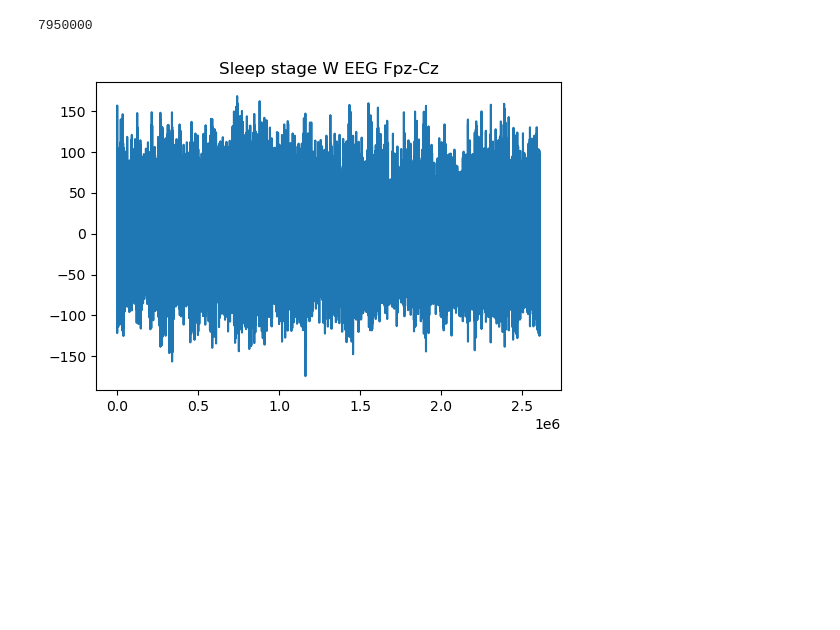
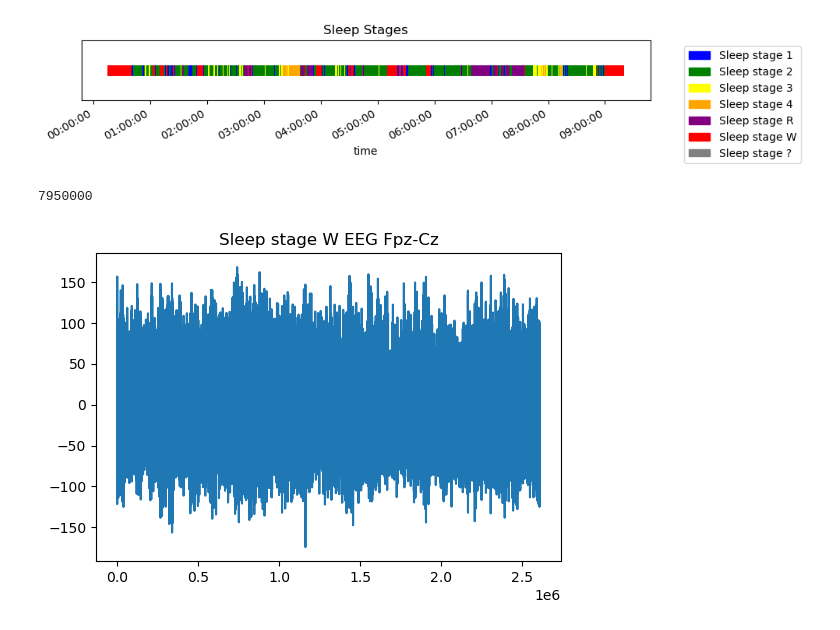
Before and after one commit to TonyHGF/EEG-Sleep-Staging, a Jupyter notebook: run_for_slides.ipynb, the cells around one changed output. Drawn from its saved outputs; the diff is of its cells as text; code cells hidden in the pictures; blank space fills up the shorter version.

```diff
--- a/run_for_slides.ipynb
+++ b/run_for_slides.ipynb
@@ -1,7 +1,7 @@
 # %%
 # edf_path = "../database/sleep_cassette/SC4001E0-PSG.edf"
-edf_path = "E:\\2023 Fall\IML\project\database\sleep-cassette\SC4001E0-PSG.edf"
-result_path = "../database/sleep-cassette/SC4002EC-Hypnogram.edf"
+edf_path = "E:\\2023 Fall\IML\project\database\sleep-telemetry\ST7011J0-PSG.edf"
+result_path = "../database/sleep-telemetry/ST7011JP-Hypnogram.edf"
 # %%
 from read_edf import *
 from read_result import *
@@ -13,7 +13,9 @@ signal_labels, signals, sample_frequency = read_edf_file(edf_path)
 # %%
 start_times, durations, labels = read_result_file(result_path)
 # %%
-# plot_sleep_stages(start_times, durations, labels, True)
+plot_sleep_stages(start_times, durations, labels, True)
+# %% [output]
+[figure, added]
 # %%
 split = split_edf_by_annotations(edf_path, start_times, durations, labels)
 # %%
```
Also changed, not shown: 8 other files.
